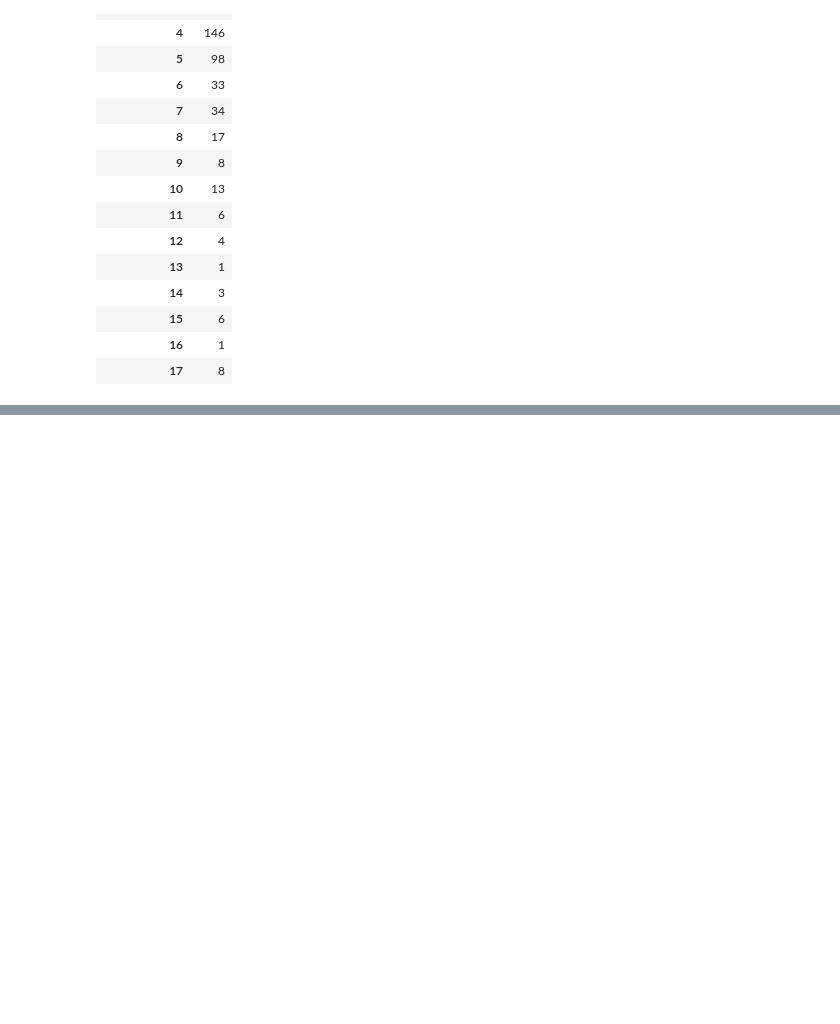
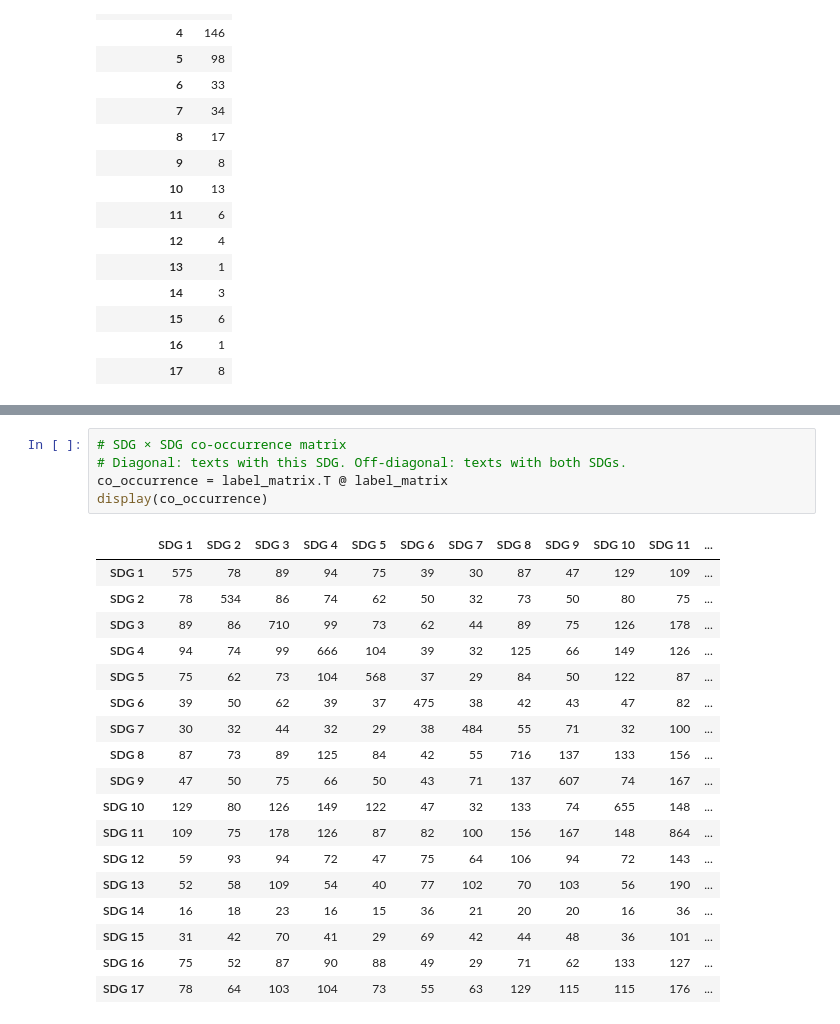
Before and after one commit to amancodeshere/multi-label_classify_sdg, a Jupyter notebook: raw datasets/eda/01_sdgi_corpus_eda.ipynb, the cells around one changed output, grey strips where cells are left out. Cells and saved outputs as stored; diff of their text form; blank space fills up the shorter version.

```diff
--- a/raw datasets/eda/01_sdgi_corpus_eda.ipynb
+++ b/raw datasets/eda/01_sdgi_corpus_eda.ipynb
@@ -251,0 +306,24 @@ country
+# %%
+# SDG × SDG co-occurrence matrix
+# Diagonal: texts with this SDG. Off-diagonal: texts with both SDGs.
+co_occurrence = label_matrix.T @ label_matrix
+display(co_occurrence)
+# %% [output]
+|  | SDG 1 | SDG 2 | SDG 3 | SDG 4 | SDG 5 | SDG 6 | SDG 7 | SDG 8 | SDG 9 | SDG 10 | SDG 11 | ... |
+| SDG 1 | 575 | 78 | 89 | 94 | 75 | 39 | 30 | 87 | 47 | 129 | 109 | ... |
+| SDG 2 | 78 | 534 | 86 | 74 | 62 | 50 | 32 | 73 | 50 | 80 | 75 | ... |
+| SDG 3 | 89 | 86 | 710 | 99 | 73 | 62 | 44 | 89 | 75 | 126 | 178 | ... |
+| SDG 4 | 94 | 74 | 99 | 666 | 104 | 39 | 32 | 125 | 66 | 149 | 126 | ... |
+| SDG 5 | 75 | 62 | 73 | 104 | 568 | 37 | 29 | 84 | 50 | 122 | 87 | ... |
+| SDG 6 | 39 | 50 | 62 | 39 | 37 | 475 | 38 | 42 | 43 | 47 | 82 | ... |
+| SDG 7 | 30 | 32 | 44 | 32 | 29 | 38 | 484 | 55 | 71 | 32 | 100 | ... |
+| SDG 8 | 87 | 73 | 89 | 125 | 84 | 42 | 55 | 716 | 137 | 133 | 156 | ... |
+| SDG 9 | 47 | 50 | 75 | 66 | 50 | 43 | 71 | 137 | 607 | 74 | 167 | ... |
+| SDG 10 | 129 | 80 | 126 | 149 | 122 | 47 | 32 | 133 | 74 | 655 | 148 | ... |
+| SDG 11 | 109 | 75 | 178 | 126 | 87 | 82 | 100 | 156 | 167 | 148 | 864 | ... |
+| SDG 12 | 59 | 93 | 94 | 72 | 47 | 75 | 64 | 106 | 94 | 72 | 143 | ... |
+| SDG 13 | 52 | 58 | 109 | 54 | 40 | 77 | 102 | 70 | 103 | 56 | 190 | ... |
+| SDG 14 | 16 | 18 | 23 | 16 | 15 | 36 | 21 | 20 | 20 | 16 | 36 | ... |
+| SDG 15 | 31 | 42 | 70 | 41 | 29 | 69 | 42 | 44 | 48 | 36 | 101 | ... |
+| SDG 16 | 75 | 52 | 87 | 90 | 88 | 49 | 29 | 71 | 62 | 133 | 127 | ... |
+| SDG 17 | 78 | 64 | 103 | 104 | 73 | 55 | 63 | 129 | 115 | 115 | 176 | ... |
```
Also changed, not shown: parts of 9 cells of this notebook, 4 other files.
